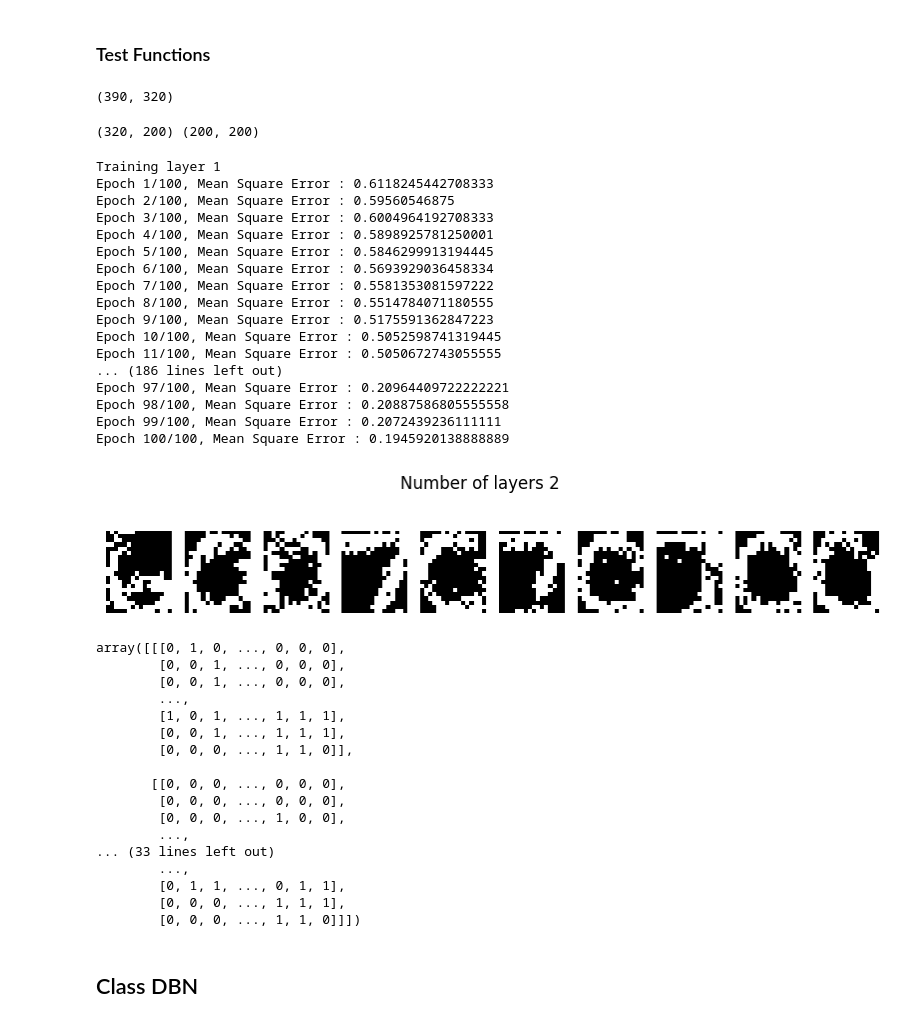
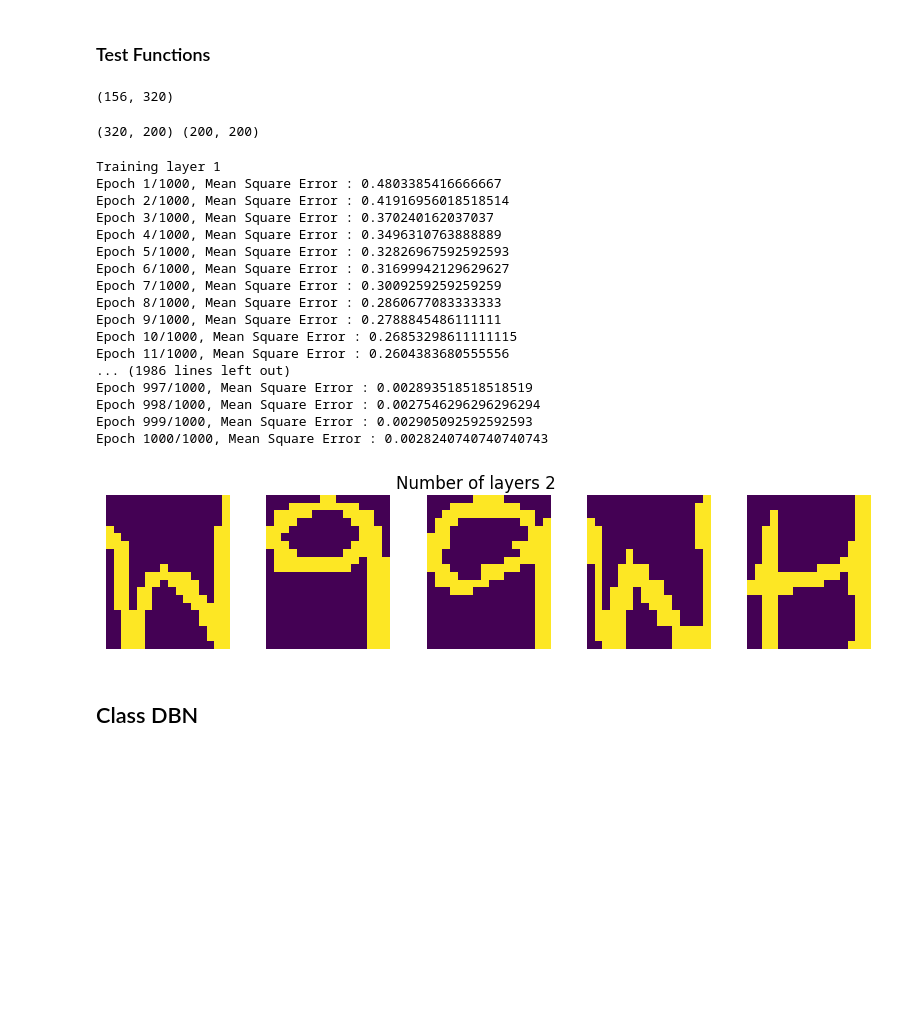
Before and after one commit to Dahouathi/Generative-AI-on-MNIST-Dataset-, a Jupyter notebook: notebooks/principal_DBN_alpha.ipynb, the cells around one changed output. Cells and saved outputs as stored; diff of their text form; code cells hidden in the pictures; blank space fills up the shorter version.

```diff
--- a/notebooks/principal_DBN_alpha.ipynb
+++ b/notebooks/principal_DBN_alpha.ipynb
@@ -97,7 +97,7 @@ def generate_image_DBN(dbn, nb_images, x_shape=28, y_shape=28, nb_iterations=100
         # Reshape and Plot generated images
         fig, axes = plt.subplots(1, nb_images, figsize=(10, 2))
         for i in range(nb_images):
-            axes[i].imshow(images[i], cmap="gray")
+            axes[i].imshow(images[i])
             axes[i].axis("off")
         plt.suptitle(f"Number of layers {len(dbn['W'])}")
         plt.show()
@@ -107,58 +107,41 @@ def generate_image_DBN(dbn, nb_images, x_shape=28, y_shape=28, nb_iterations=100
 # %%
 # Load the data
 data_path = '../data/binary_alpha_digits/binaryalphadigs.mat'
-X = lire_alpha_digit(data_path, np.arange(10))
+X = lire_alpha_digit(data_path, np.array([32,24,17,9]))
 # %%
 n_b, p_b = X.shape
 n_b, p_b
 # %% [output]
-(390, 320)
+(156, 320)
 # %%
 DBN = init_DBN([p_b, 200, 200])
 print(DBN['W'][0].shape, DBN['W'][1].shape)
 # %% [output]
 (320, 200) (200, 200)
 # %%
-DBN = train_DBN(X, DBN, epochs=100, learning_rate=0.1, batch_size=128)
+DBN = train_DBN(X, DBN, epochs=1000, learning_rate=0.1, batch_size=16)
 # %% [output]
 Training layer 1
-Epoch 1/100, Mean Square Error : 0.6118245442708333
-Epoch 2/100, Mean Square Error : 0.59560546875
-Epoch 3/100, Mean Square Error : 0.6004964192708333
-Epoch 4/100, Mean Square Error : 0.5898925781250001
-Epoch 5/100, Mean Square Error : 0.5846299913194445
-Epoch 6/100, Mean Square Error : 0.5693929036458334
-Epoch 7/100, Mean Square Error : 0.5581353081597222
-Epoch 8/100, Mean Square Error : 0.5514784071180555
-Epoch 9/100, Mean Square Error : 0.5175591362847223
-Epoch 10/100, Mean Square Error : 0.5052598741319445
-Epoch 11/100, Mean Square Error : 0.5050672743055555
-... (186 lines left out)
-Epoch 97/100, Mean Square Error : 0.20964409722222221
-Epoch 98/100, Mean Square Error : 0.20887586805555558
-Epoch 99/100, Mean Square Error : 0.2072439236111111
-Epoch 100/100, Mean Square Error : 0.1945920138888889
+Epoch 1/1000, Mean Square Error : 0.4803385416666667
+Epoch 2/1000, Mean Square Error : 0.41916956018518514
+Epoch 3/1000, Mean Square Error : 0.370240162037037
+Epoch 4/1000, Mean Square Error : 0.3496310763888889
+Epoch 5/1000, Mean Square Error : 0.32826967592592593
+Epoch 6/1000, Mean Square Error : 0.31699942129629627
+Epoch 7/1000, Mean Square Error : 0.3009259259259259
+Epoch 8/1000, Mean Square Error : 0.2860677083333333
+Epoch 9/1000, Mean Square Error : 0.2788845486111111
+Epoch 10/1000, Mean Square Error : 0.26853298611111115
+Epoch 11/1000, Mean Square Error : 0.2604383680555556
+... (1986 lines left out)
+Epoch 997/1000, Mean Square Error : 0.002893518518518519
+Epoch 998/1000, Mean Square Error : 0.0027546296296296294
+Epoch 999/1000, Mean Square Error : 0.002905092592592593
+Epoch 1000/1000, Mean Square Error : 0.0028240740740740743
 # %%
-images = generate_image_DBN(DBN, 10, x_shape=20, y_shape=16, nb_iterations=500, Plot=True)
+images = generate_image_DBN(DBN, 5, x_shape=20, y_shape=16, nb_iterations=500, Plot=True)
 # %% [output]
-[figure, old version]
+[figure, new version]
-array([[[0, 1, 0, ..., 0, 0, 0],
-        [0, 0, 1, ..., 0, 0, 0],
-        [0, 0, 1, ..., 0, 0, 0],
-        ...,
-        [1, 0, 1, ..., 1, 1, 1],
-        [0, 0, 1, ..., 1, 1, 1],
-        [0, 0, 0, ..., 1, 1, 0]],
-
-       [[0, 0, 0, ..., 0, 0, 0],
-        [0, 0, 0, ..., 0, 0, 0],
-        [0, 0, 0, ..., 1, 0, 0],
-        ...,
-... (33 lines left out)
-        ...,
-        [0, 1, 1, ..., 0, 1, 1],
-        [0, 0, 0, ..., 1, 1, 1],
-        [0, 0, 0, ..., 1, 1, 0]]])
 # %% [markdown]
 ## Class DBN
 # %%
```
Also changed, not shown: 14 other files.
